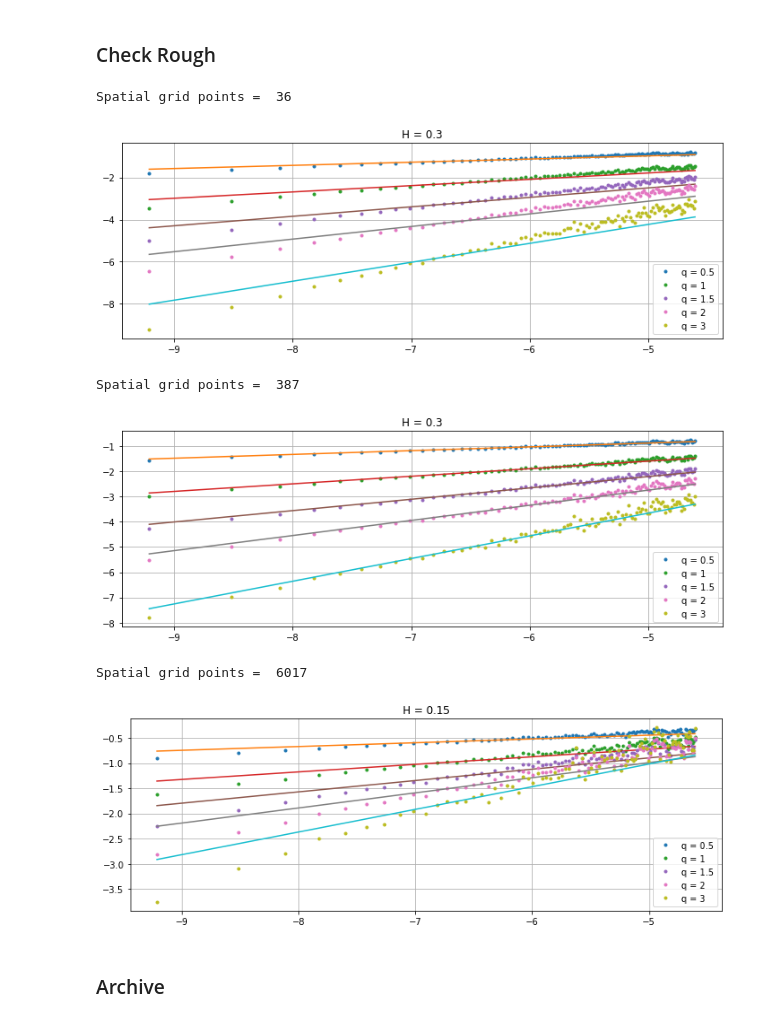
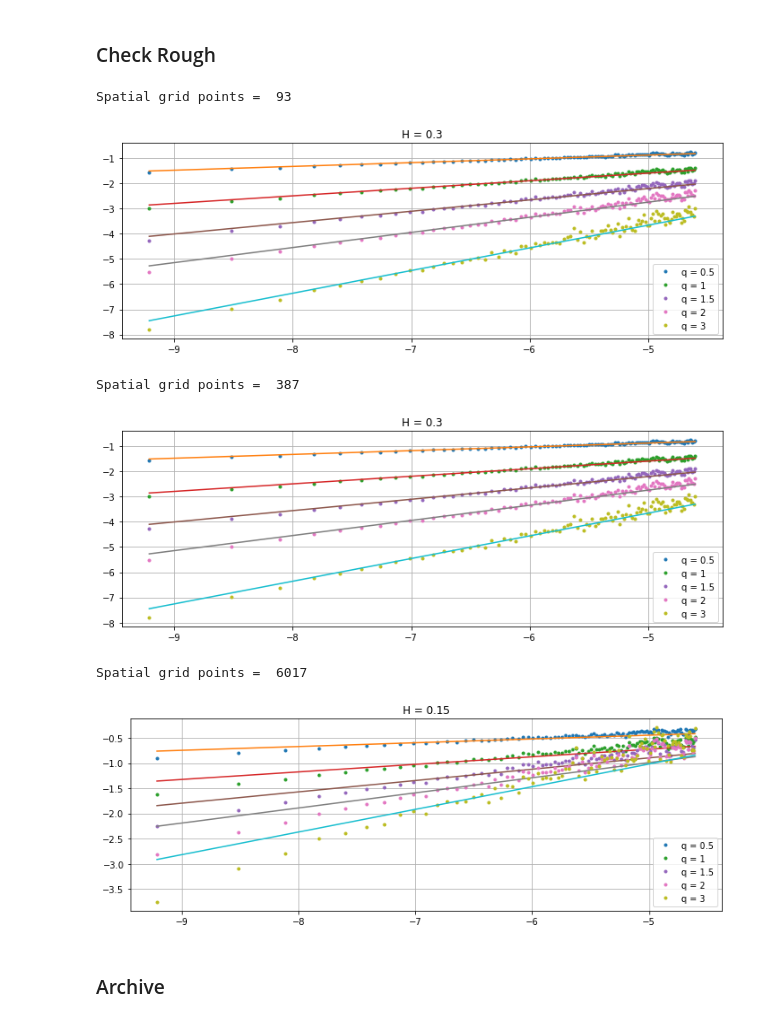
Before and after one commit to justinhou95/ErgodicControl, a Jupyter notebook: fBM.ipynb, the cells around one changed output. Drawn from its saved outputs; the diff is of its cells as text; code cells hidden in the pictures.

```diff
--- a/fBM.ipynb
+++ b/fBM.ipynb
@@ -223,4 +223,4 @@ M = 3
 N = 10000
 T = 1
 dt = T/N
-# OU, fBM, fBM_incr, multi_diffu, multi_incr = fBM_generator(H, M, N, 0.5, T)
+OU, fBM, fBM_incr, multi_diffu, multi_incr = fBM_generator(H, M, N, 0.5, T)
@@ -260,19 +264,19 @@ def check_rough(H,N,dt,fBM):
 # %%
 H = 0.3
 M = 3
 N = 10000
 T = 1
 dt = T/N
-OU, fBM, fBM_incr, multi_diffu, multi_incr = fBM_generator(H, M, N, 0.5, T,False)
+OU, fBM, fBM_incr, multi_diffu, multi_incr = fBM_generator(H, M, N, 0.3, T,False)
 check_rough(H,N,dt,fBM)
 OU, fBM, fBM_incr, multi_diffu, multi_incr = fBM_generator(H, M, N, 0.1, T,False)
 check_rough(H,N,dt,fBM)
 H = 0.15
 OU, fBM, fBM_incr, multi_diffu, multi_incr = fBM_generator(H, M, N, 0.01, T,False)
 check_rough(H,N,dt,fBM)
 # %% [output]
-Spatial grid points =  36
+Spatial grid points =  93
-[figure, old version]
+[figure, new version]
 Spatial grid points =  387
 [figure]
 Spatial grid points =  6017
```
Also changed, not shown: parts of 1 cell of this notebook, 4 other files.
